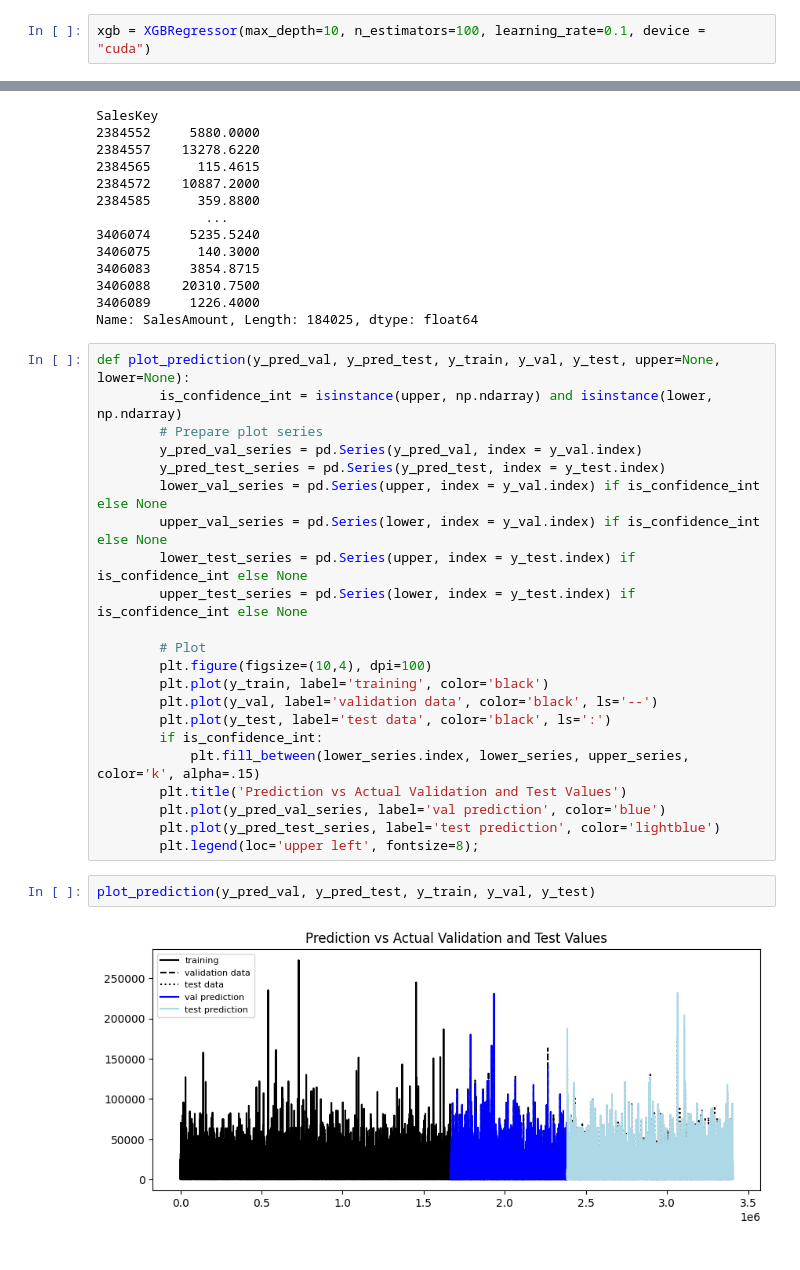
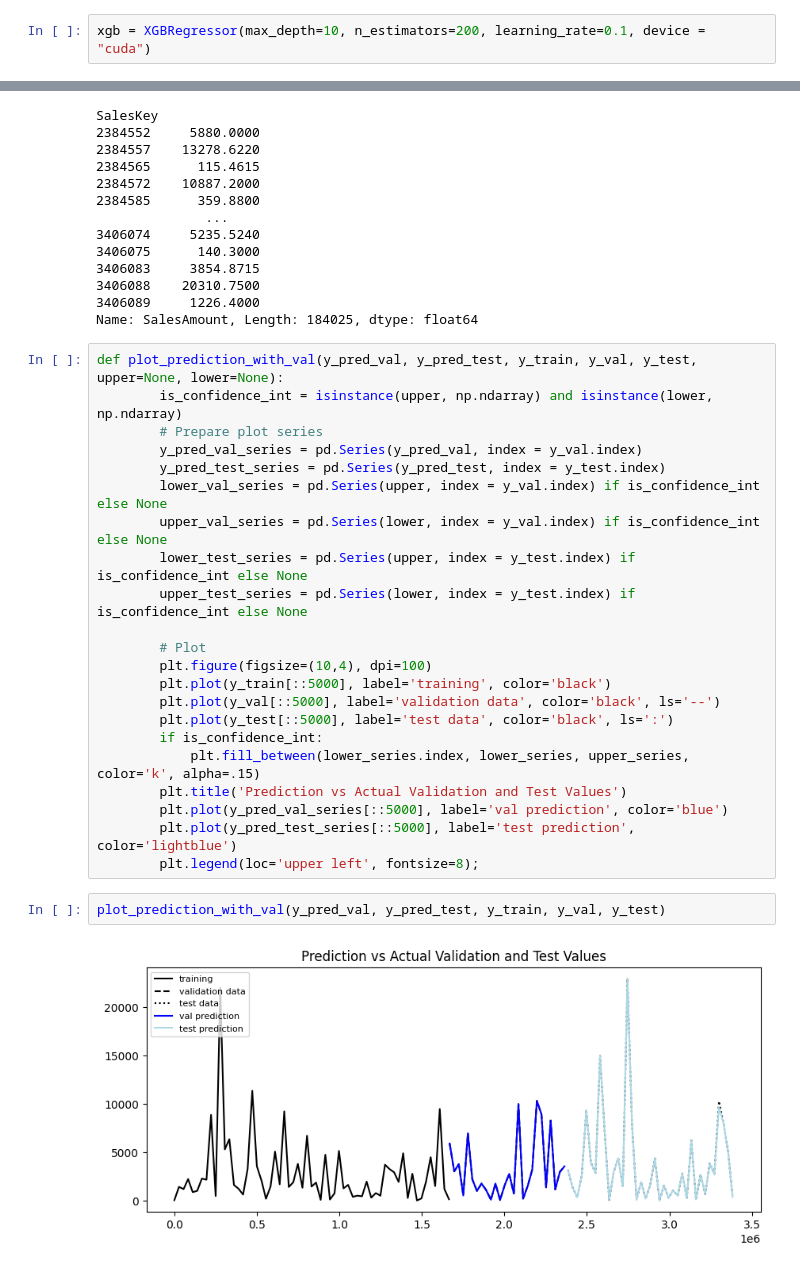
Before and after one commit to kai-pre/sales-ninja, a Jupyter notebook: notebooks/kai_timeseries-prediction.ipynb, the cells around one changed output, grey strips where cells are left out. Saved outputs shown, nothing was run; the diff lists cells and outputs as text.

```diff
--- a/notebooks/kai_timeseries-prediction.ipynb
+++ b/notebooks/kai_timeseries-prediction.ipynb
@@ -166,7 +166,7 @@ LearningCurveDisplay.from_estimator(bagged_kn, X_proc, y, train_sizes = [0.1, 0.
 # %%
 # xgb_cpu = XGBRegressor(max_depth=10, n_estimators=100, learning_rate=0.1)
 # %%
-xgb = XGBRegressor(max_depth=10, n_estimators=100, learning_rate=0.1, device = "cuda")
+xgb = XGBRegressor(max_depth=10, n_estimators=200, learning_rate=0.1, device = "cuda")
 # %%
 # cv_score = cross_val_score(bagged_kn, X_train_proc, y_train, scoring = "r2", cv=5, n_jobs = -1)
 # cv_score
@@ -285,7 +285,7 @@ SalesKey
 3406089     1226.4000
 Name: SalesAmount, Length: 184025, dtype: float64
 # %%
-def plot_prediction(y_pred_val, y_pred_test, y_train, y_val, y_test, upper=None, lower=None):
+def plot_prediction_with_val(y_pred_val, y_pred_test, y_train, y_val, y_test, upper=None, lower=None):
         is_confidence_int = isinstance(upper, np.ndarray) and isinstance(lower, np.ndarray)
         # Prepare plot series
         y_pred_val_series = pd.Series(y_pred_val, index = y_val.index)
@@ -297,16 +297,16 @@ def plot_prediction(y_pred_val, y_pred_test, y_train, y_val, y_test, upper=None,
 
         # Plot
         plt.figure(figsize=(10,4), dpi=100)
-        plt.plot(y_train, label='training', color='black')
-        plt.plot(y_val, label='validation data', color='black', ls='--')
-        plt.plot(y_test, label='test data', color='black', ls=':')
+        plt.plot(y_train[::5000], label='training', color='black')
+        plt.plot(y_val[::5000], label='validation data', color='black', ls='--')
+        plt.plot(y_test[::5000], label='test data', color='black', ls=':')
         if is_confidence_int:
             plt.fill_between(lower_series.index, lower_series, upper_series, color='k', alpha=.15)
         plt.title('Prediction vs Actual Validation and Test Values')
-        plt.plot(y_pred_val_series, label='val prediction', color='blue')
-        plt.plot(y_pred_test_series, label='test prediction', color='lightblue')
+        plt.plot(y_pred_val_series[::5000], label='val prediction', color='blue')
+        plt.plot(y_pred_test_series[::5000], label='test prediction', color='lightblue')
         plt.legend(loc='upper left', fontsize=8);
 # %%
-plot_prediction(y_pred_val, y_pred_test, y_train, y_val, y_test)
+plot_prediction_with_val(y_pred_val, y_pred_test, y_train, y_val, y_test)
 # %% [output]
-[figure, old version]
+[figure, new version]
```
Also changed, not shown: parts of 33 cells of this notebook, 22 other files.
